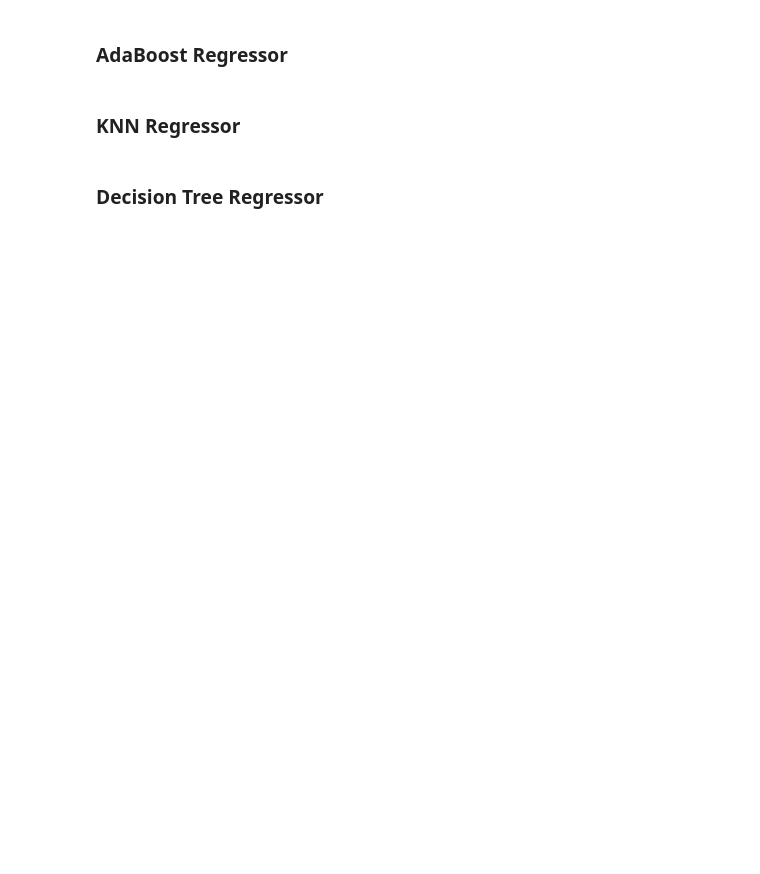
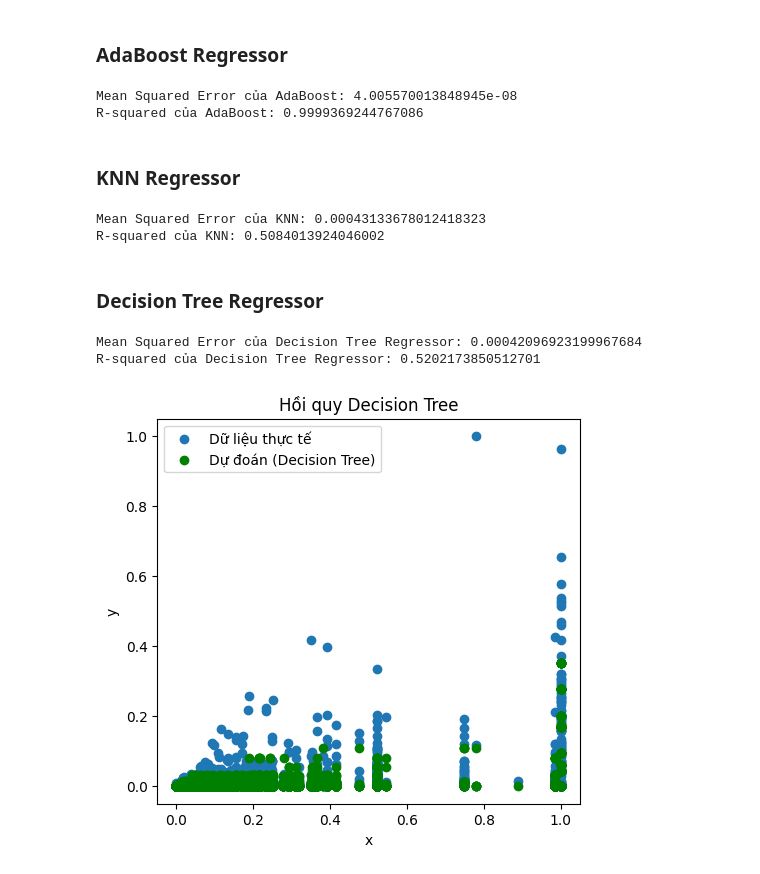
Before and after one commit to thuan-NM/Blog-FeedBack-Predict, a Jupyter notebook: src/analysis-script.ipynb, the cells around one changed output. Cells and saved outputs as stored; diff of their text form; code cells hidden in the pictures; blank space fills up the shorter version.

```diff
--- a/src/analysis-script.ipynb
+++ b/src/analysis-script.ipynb
@@ -238,9 +252,6 @@ print("R-squared của Random Forest:", r2_bg)
 # %%
 from sklearn.ensemble import AdaBoostRegressor
 from sklearn.tree import DecisionTreeRegressor
-
-Xtest = test.iloc[:,0:30]
-ytest = test.iloc[:,-1]
 
 ada_boost_regressor = AdaBoostRegressor(estimator=DecisionTreeRegressor(max_depth=20, max_leaf_nodes=200,criterion="poisson",splitter="best"),
                                         n_estimators=100,learning_rate=0.3)
@@ -257,15 +268,15 @@ r2_ab = r2_score(ytest,y_pred_ab)
 
 print("Mean Squared Error của AdaBoost:", mse_ab)
 print("R-squared của AdaBoost:", r2_ab)
+# %% [output]
+Mean Squared Error của AdaBoost: 4.005570013848945e-08
+R-squared của AdaBoost: 0.9999369244767086
 # %% [markdown]
 ### KNN Regressor
 # %%
 from sklearn.neighbors import KNeighborsRegressor
 
-Xtest = test.iloc[:,0:30]
-ytest = test.iloc[:,-1]
-
-knn_regressor = KNeighborsRegressor(n_neighbors=30)
+knn_regressor = KNeighborsRegressor(n_neighbors=15)
 knn_regressor.fit(Xtrain, ytrain)
 y_pred_knn = knn_regressor.predict(Xtest)
 
@@ -274,6 +285,9 @@ r2_knn = r2_score(ytest,y_pred_knn)
 
 print("Mean Squared Error của KNN:", mse_knn)
 print("R-squared của KNN:", r2_knn)
+# %% [output]
+Mean Squared Error của KNN: 0.00043133678012418323
+R-squared của KNN: 0.5084013924046002
 # %% [markdown]
 ### Decision Tree Regressor
 # %%
@@ -282,27 +296,31 @@ print("Số lượng mẫu trong ytest:", ytest.shape[0])
 # %%
 from sklearn.tree import DecisionTreeRegressor
 
 
-decision_tree_regressor = DecisionTreeRegressor(max_depth=10)
+decision_tree_regressor = DecisionTreeRegressor(max_depth=20,max_leaf_nodes=20)
 decision_tree_regressor.fit(Xtrain, ytrain)
 y_pred_dt = decision_tree_regressor.predict(Xtest)
 
 mse_dt = mean_squared_error(ytest, y_pred_dt)
 r2_dt = r2_score(ytest,y_pred_dt)
 
 print("Mean Squared Error của Decision Tree Regressor:", mse_dt)
 print("R-squared của Decision Tree Regressor:", r2_dt)
 
-# plt.figure(figsize=(12,5))
-# plt.subplot(121)
-# plt.scatter(Xtest,ytest, label='Dữ liệu thực tế')
-# plt.scatter(Xtest,y_pred_dt, color='green', label='Dự đoán (Decision Tree)')
-# plt.xlabel('x')
-# plt.ylabel('y')
-# plt.title('Hồi quy Decision Tree')
-# plt.legend()
+plt.figure(figsize=(12,5))
+plt.subplot(121)
+plt.scatter(Xtest[3],ytest, label='Dữ liệu thực tế')
+plt.scatter(Xtest[3],y_pred_dt, color='green', label='Dự đoán (Decision Tree)')
+plt.xlabel('x')
+plt.ylabel('y')
+plt.title('Hồi quy Decision Tree')
+plt.legend()
 
-# plt.show()
+plt.show()
+# %% [output]
+Mean Squared Error của Decision Tree Regressor: 0.00042096923199967684
+R-squared của Decision Tree Regressor: 0.5202173850512701
+[figure, added]
 # %%
 import os
 mingw_path = 'C:\\Program Files\\mingw-w64\\x86_64-7.2.0-posix-seh-rt_v5-rev0\\mingw64\\bin'
```
Also changed, not shown: parts of 11 cells of this notebook, 3 other files.
